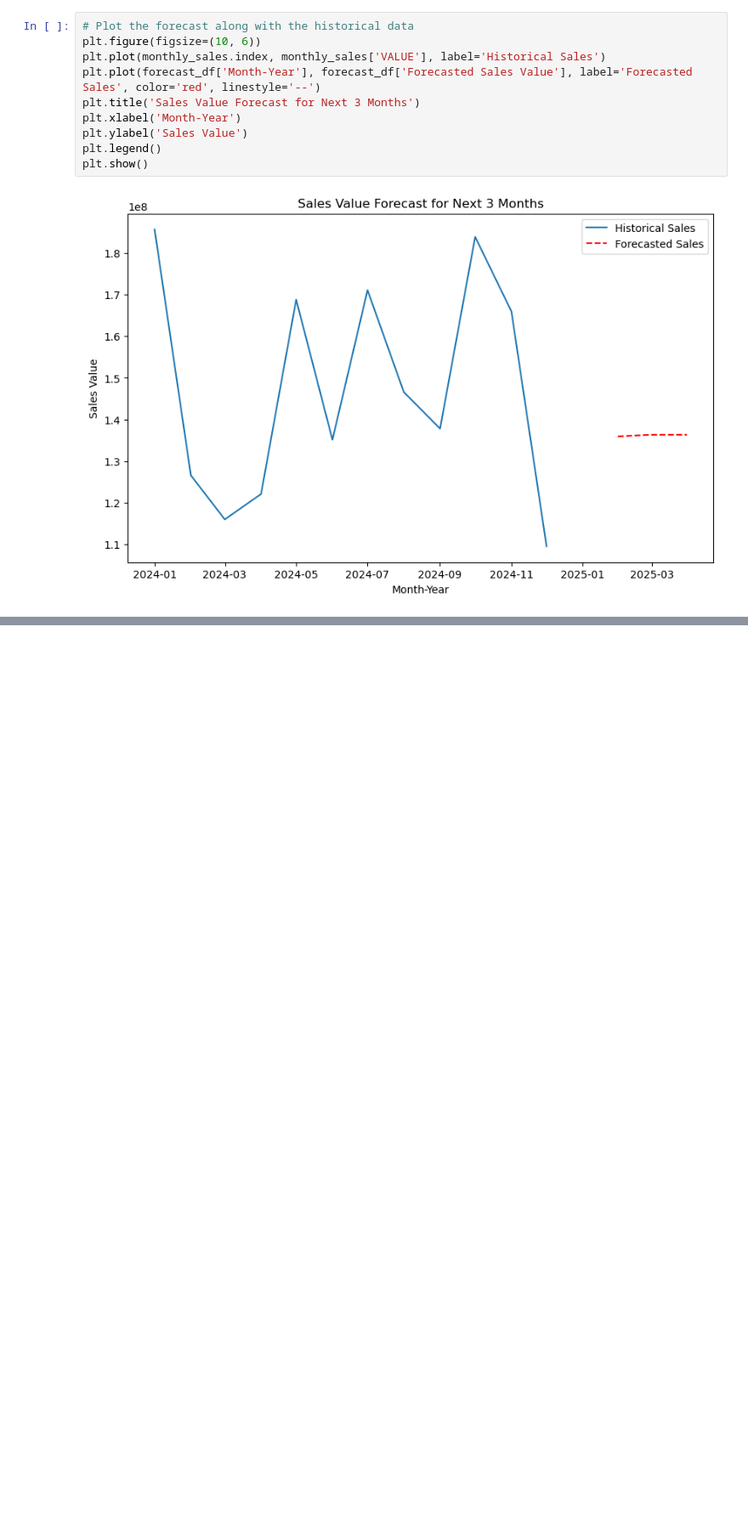
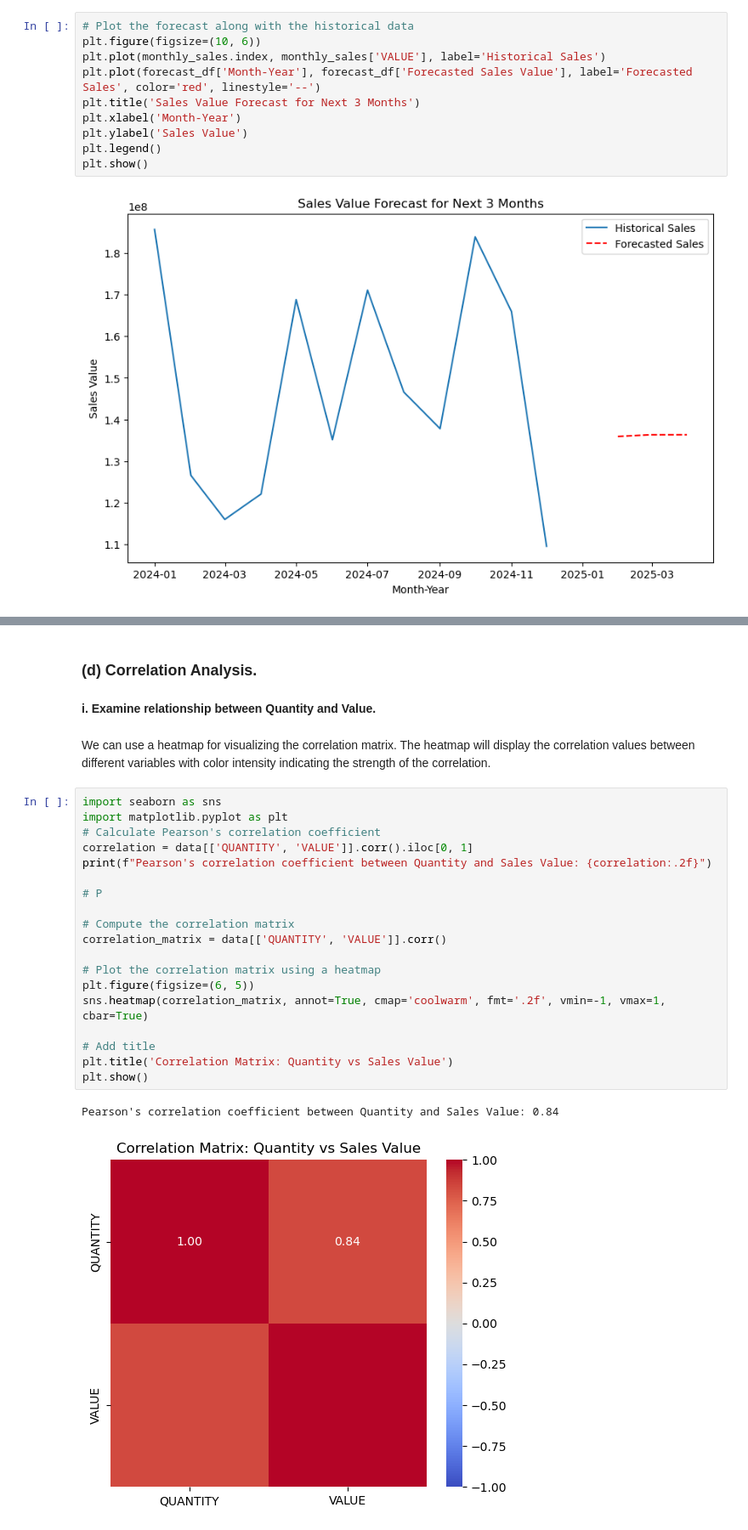
Before and after one commit to PaulMuniu/Kwanza-Tukule-Data-Analysis, a Jupyter notebook: Kwanza_Tukule.ipynb, the cells around one changed output, grey strips where cells are left out. Shown at 85% size. Cells and saved outputs as stored; diff of their text form; blank space fills up the shorter version.

```diff
--- a/Kwanza_Tukule.ipynb
+++ b/Kwanza_Tukule.ipynb
@@ -741,0 +811,28 @@ plt.show()
+# %% [markdown]
+### (d) Correlation Analysis.
+# %% [markdown]
+**i. Examine relationship between Quantity and Value.**
+# %% [markdown]
+We can use a heatmap for visualizing the correlation matrix. The heatmap will display the correlation values between different variables with color intensity indicating the strength of the correlation.
+# %%
+import seaborn as sns
+import matplotlib.pyplot as plt
+# Calculate Pearson's correlation coefficient
+correlation = data[['QUANTITY', 'VALUE']].corr().iloc[0, 1]
+print(f"Pearson's correlation coefficient between Quantity and Sales Value: {correlation:.2f}")
+
+# P
+
+# Compute the correlation matrix
+correlation_matrix = data[['QUANTITY', 'VALUE']].corr()
+
+# Plot the correlation matrix using a heatmap
+plt.figure(figsize=(6, 5))
+sns.heatmap(correlation_matrix, annot=True, cmap='coolwarm', fmt='.2f', vmin=-1, vmax=1, cbar=True)
+
+# Add title
+plt.title('Correlation Matrix: Quantity vs Sales Value')
+plt.show()
+# %% [output]
+Pearson's correlation coefficient between Quantity and Sales Value: 0.84
+[figure, added]
```
Also changed, not shown: parts of 14 cells of this notebook.
